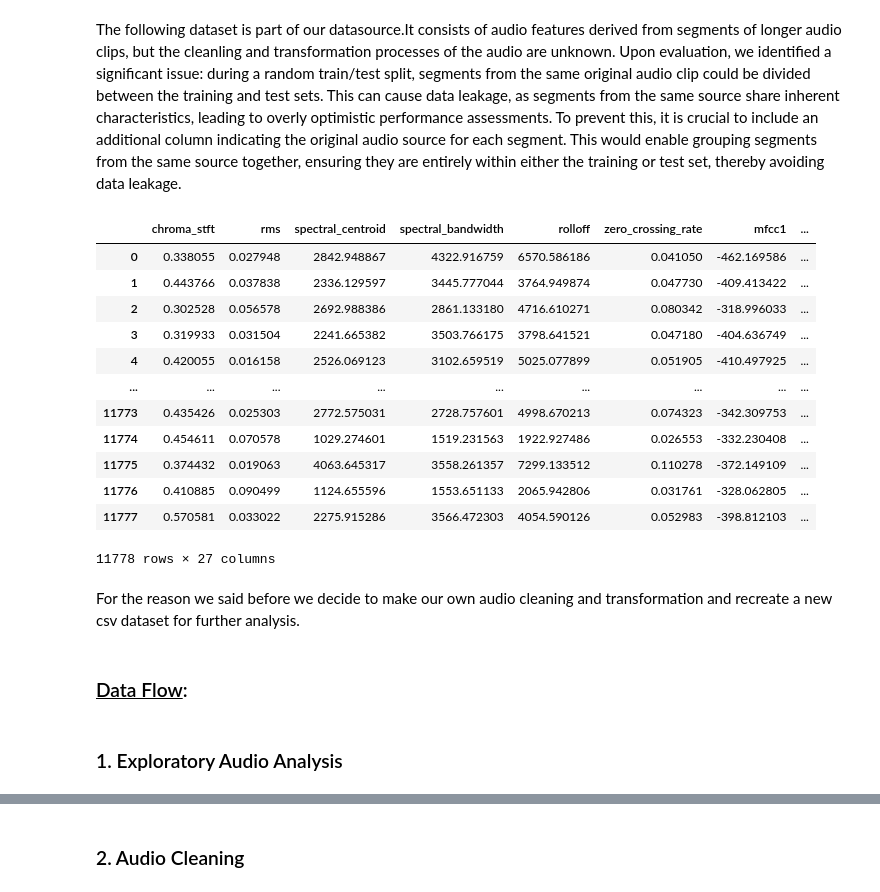
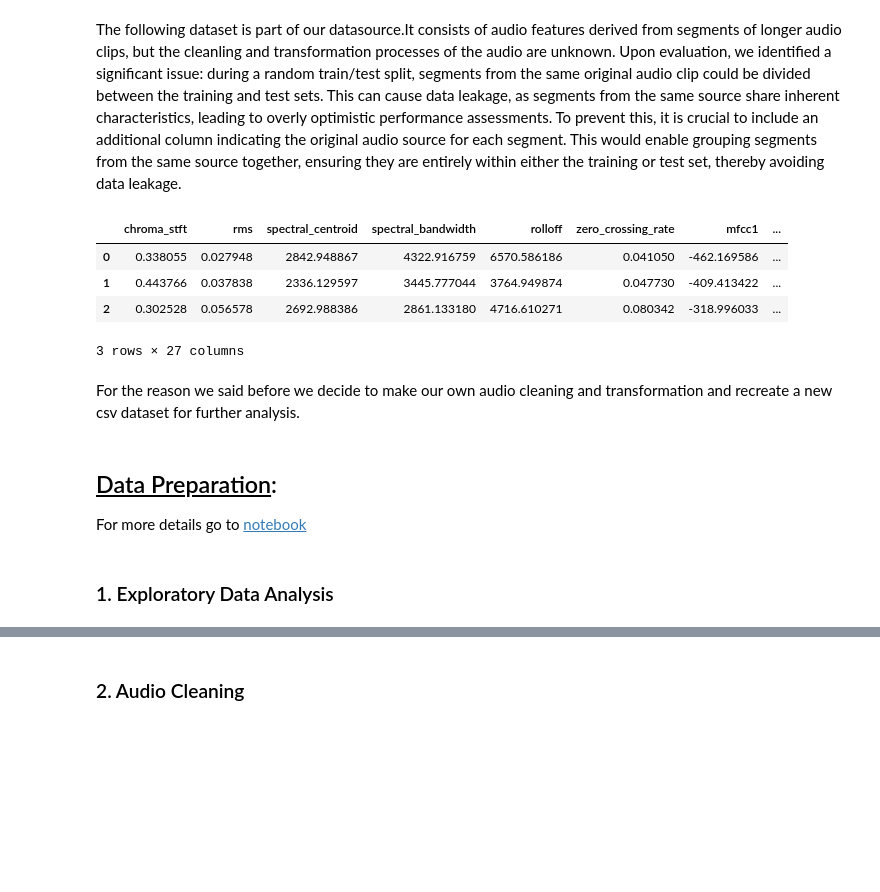
Before and after one commit to annkou/DeepFake-Voice-Recognition, a Jupyter notebook: Introduction.ipynb, the cells around one changed output, grey strips where cells are left out. Drawn from its saved outputs; the diff is of its cells as text; code cells hidden in the pictures; blank space fills up the shorter version.

```diff
--- a/Introduction.ipynb
+++ b/Introduction.ipynb
@@ -48,25 +48,23 @@ Table 1
 The following dataset is part of our datasource.It consists of audio features derived from segments of longer audio clips, but the cleanling and transformation processes of the audio are unknown. Upon evaluation, we identified a significant issue: during a random train/test split, segments from the same original audio clip could be divided between the training and test sets. This can cause data leakage, as segments from the same source share inherent characteristics, leading to overly optimistic performance assessments. To prevent this, it is crucial to include an additional column indicating the original audio source for each segment. This would enable grouping segments from the same source together, ensuring they are entirely within either the training or test set, thereby avoiding data leakage.
 # %%
 import pandas as pd
-datasource = pd.read_csv('DATASET-balanced.csv')
-datasource
+
+
+
+datasource = pd.read_csv("DATASET-balanced.csv")
+
+
+datasource.head(3)
 # %% [output]
 |  | chroma_stft | rms | spectral_centroid | spectral_bandwidth | rolloff | zero_crossing_rate | mfcc1 | ... |
 | 0 | 0.338055 | 0.027948 | 2842.948867 | 4322.916759 | 6570.586186 | 0.041050 | -462.169586 | ... |
 | 1 | 0.443766 | 0.037838 | 2336.129597 | 3445.777044 | 3764.949874 | 0.047730 | -409.413422 | ... |
 | 2 | 0.302528 | 0.056578 | 2692.988386 | 2861.133180 | 4716.610271 | 0.080342 | -318.996033 | ... |
-| 3 | 0.319933 | 0.031504 | 2241.665382 | 3503.766175 | 3798.641521 | 0.047180 | -404.636749 | ... |
-| 4 | 0.420055 | 0.016158 | 2526.069123 | 3102.659519 | 5025.077899 | 0.051905 | -410.497925 | ... |
-| ... | ... | ... | ... | ... | ... | ... | ... | ... |
-| 11773 | 0.435426 | 0.025303 | 2772.575031 | 2728.757601 | 4998.670213 | 0.074323 | -342.309753 | ... |
-| 11774 | 0.454611 | 0.070578 | 1029.274601 | 1519.231563 | 1922.927486 | 0.026553 | -332.230408 | ... |
-| 11775 | 0.374432 | 0.019063 | 4063.645317 | 3558.261357 | 7299.133512 | 0.110278 | -372.149109 | ... |
-| 11776 | 0.410885 | 0.090499 | 1124.655596 | 1553.651133 | 2065.942806 | 0.031761 | -328.062805 | ... |
-| 11777 | 0.570581 | 0.033022 | 2275.915286 | 3566.472303 | 4054.590126 | 0.052983 | -398.812103 | ... |
-11778 rows × 27 columns
+3 rows × 27 columns
 # %% [markdown]
 For the reason we said before we decide to make our own audio cleaning and transformation and recreate a new csv dataset for further analysis.
-# %% [markdown]
-### <u>Data Flow</u>:
+# %% [markdown]
+## <u>Data Preparation</u>:
+For more details go to [notebook](./deep-learning-prep.ipynb)
 # %% [markdown]
-### 1.  Exploratory Audio Analysis
+### 1.  Exploratory Data Analysis
```
Also changed, not shown: parts of 15 cells of this notebook, 4 other files.
